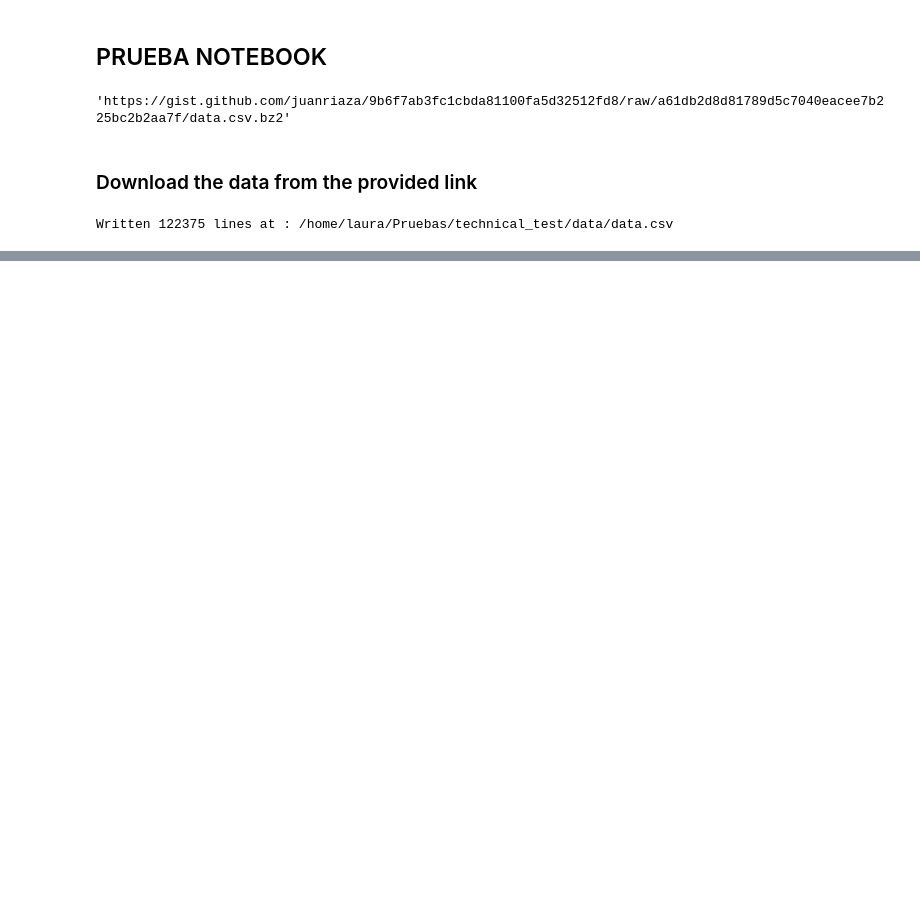
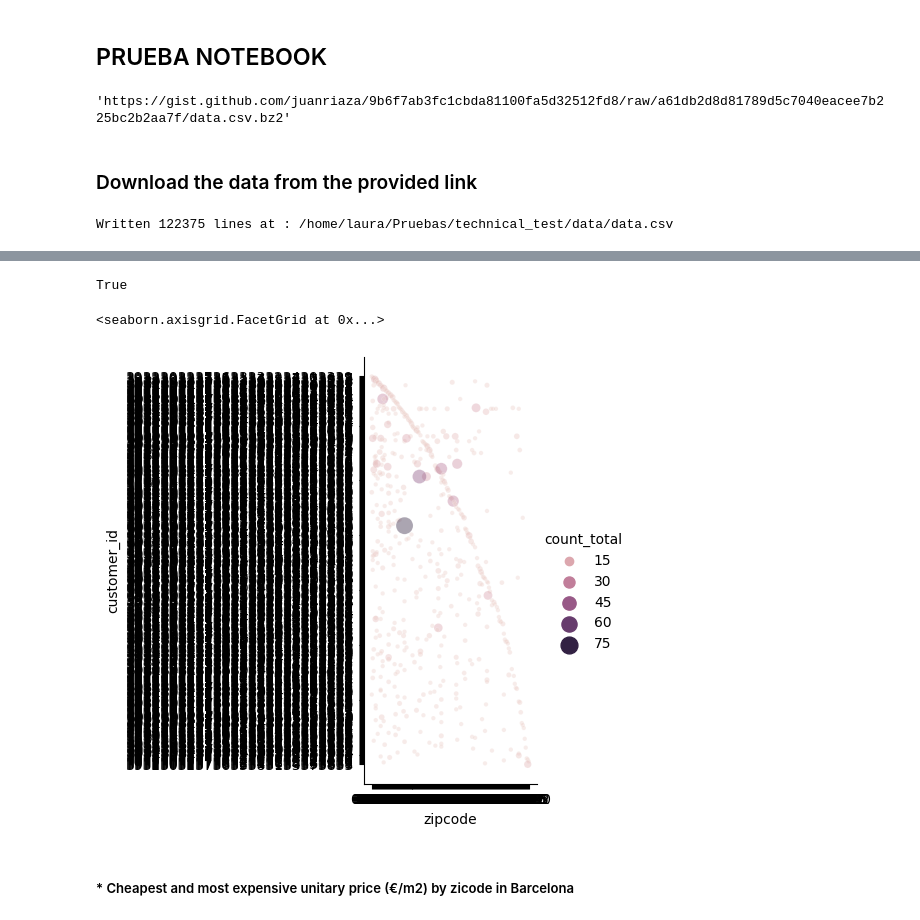
Before and after one commit to LAMDAMielgo/technical_test, a Jupyter notebook: data_exploration.ipynb, the cells around one changed output, grey strips where cells are left out. Drawn from its saved outputs; the diff is of its cells as text; code cells hidden in the pictures; blank space fills up the shorter version.

```diff
--- a/data_exploration.ipynb
+++ b/data_exploration.ipynb
@@ -117,0 +128,6 @@ bytes
+# %%
+connector = sqlite3.connect("database.db")
+cursor = connector.cursor()
+
+_df = pd.read_csv("data/data.csv", sep=',', dtype={'zipcode':'object'})
+_df.info()
@@ -117,0 +184,11 @@ bytes
+# %%
+_f = (_df['transaction_type'] == "rent")
+
+df_pandas = _df[_f]\
+    .groupby(['customer_id', 'zipcode'])\
+    .agg('count')['date_added']\
+    .reset_index(drop=False)\
+    .rename(columns={'date_added': 'count_total'})\
+    .sort_values(by = ['customer_id', 'zipcode'])
+
+df_pandas.head()
@@ -117,0 +202,23 @@ bytes
+# %%
+## assertion : both ways need to result in the same answer
+df_sql.equals(df_pandas)
+# %% [output]
+True
+# %%
+# viz:
+# show where each client has properties and how many of them.
+
+sns.relplot(
+    x = 'zipcode',
+    y = 'customer_id',
+    size = 'count_total',
+    hue = 'count_total',
+    sizes = (10, 150),
+    alpha = 0.4,
+    data = df_pandas.sample(500)
+)
+# %% [output]
+<seaborn.axisgrid.FacetGrid at 0x...>
+[figure, added]
+# %% [markdown]
+##### * Cheapest and most expensive unitary price (€/m2) by zicode in Barcelona
```
Also changed, not shown: parts of 44 cells of this notebook, 4 other files.
